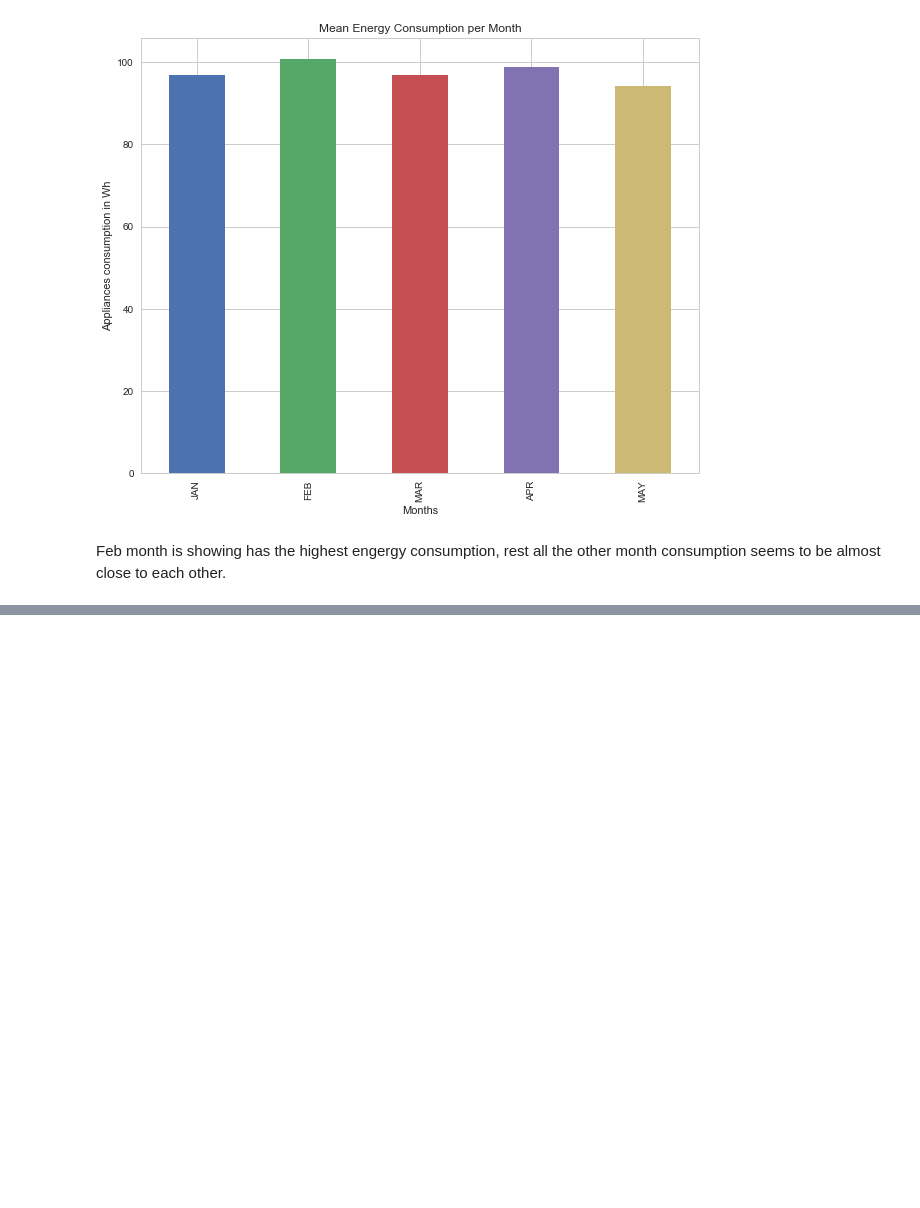
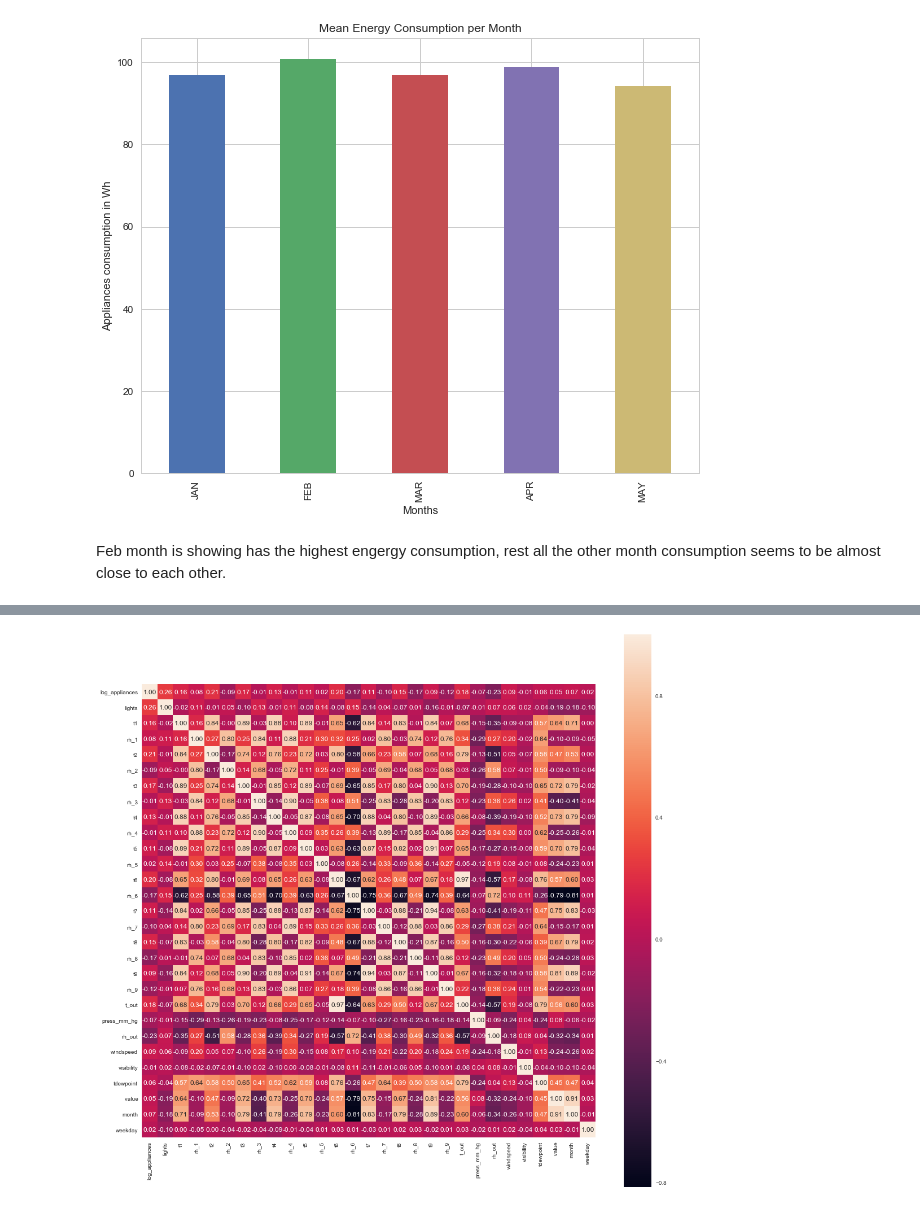
Before and after one commit to arijitsinha80/Springboard, a Jupyter notebook: Project/Capstoneproject_Phase2.ipynb, the cells around one changed output, grey strips where cells are left out. Saved outputs shown, nothing was run; the diff lists cells and outputs as text; code cells hidden in the pictures; blank space fills up the shorter version.

```diff
--- a/Project/Capstoneproject_Phase2.ipynb
+++ b/Project/Capstoneproject_Phase2.ipynb
@@ -319,0 +343,18 @@ Feb month is showing has the highest engergy consumption, rest all the other mon
+# %%
+
+# Pearson Correlation among the variables
+col = ['log_appliances', 'lights', 't1', 'rh_1', 't2', 'rh_2', 't3', 'rh_3', 't4',
+       'rh_4', 't5', 'rh_5', 't6', 'rh_6', 't7', 'rh_7', 't8', 'rh_8', 't9',
+       'rh_9', 't_out', 'press_mm_hg', 'rh_out', 'windspeed', 'visibility',
+       'tdewpoint',' value', 'month', 'weekday']
+
+corr = df[col].corr()
+
+#corr[np.abs(corr)<0.05] = 0
+
+plt.figure(figsize = (18,18))
+sns.set(font_scale=1)
+sns.heatmap(corr, cbar = True, annot=True, square = True, fmt = '.2f', xticklabels=col, yticklabels=col)
+plt.show();
+# %% [output]
+[figure, added]
```
Also changed, not shown: parts of 9 cells of this notebook.
